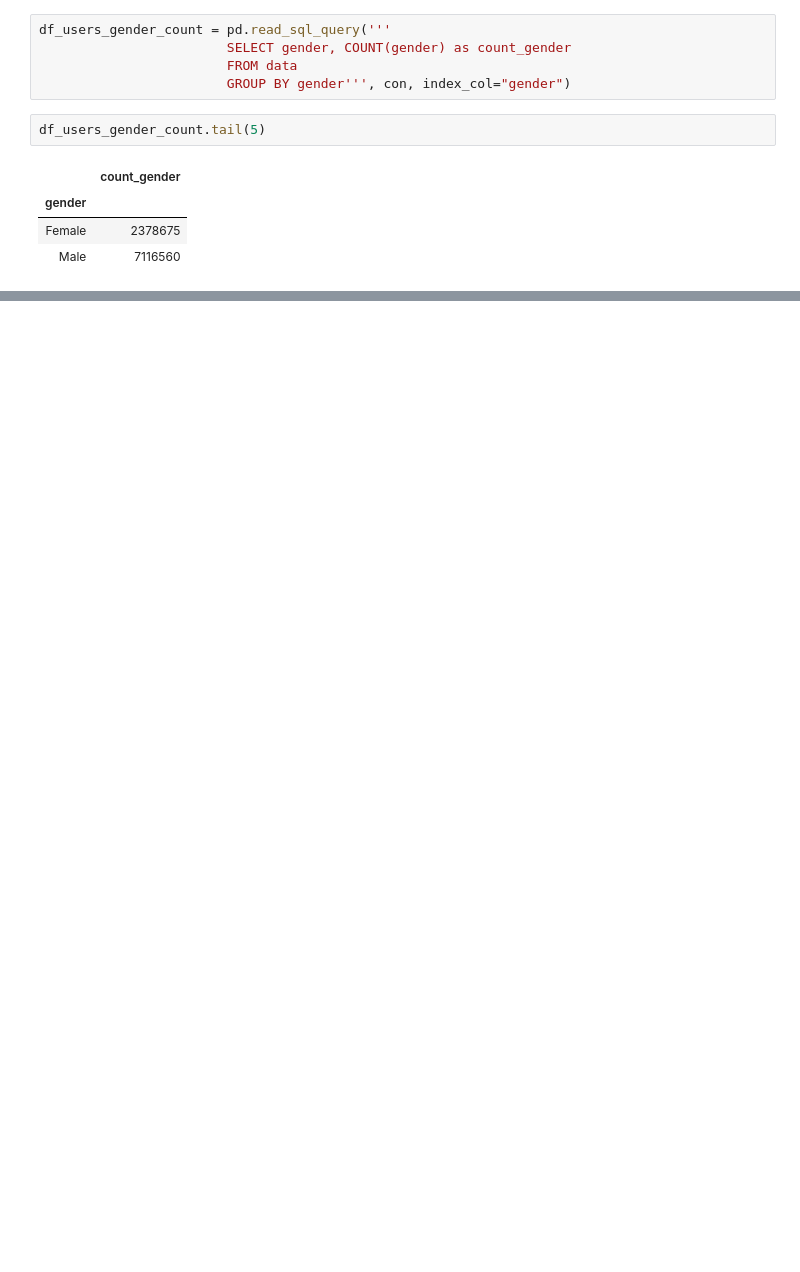
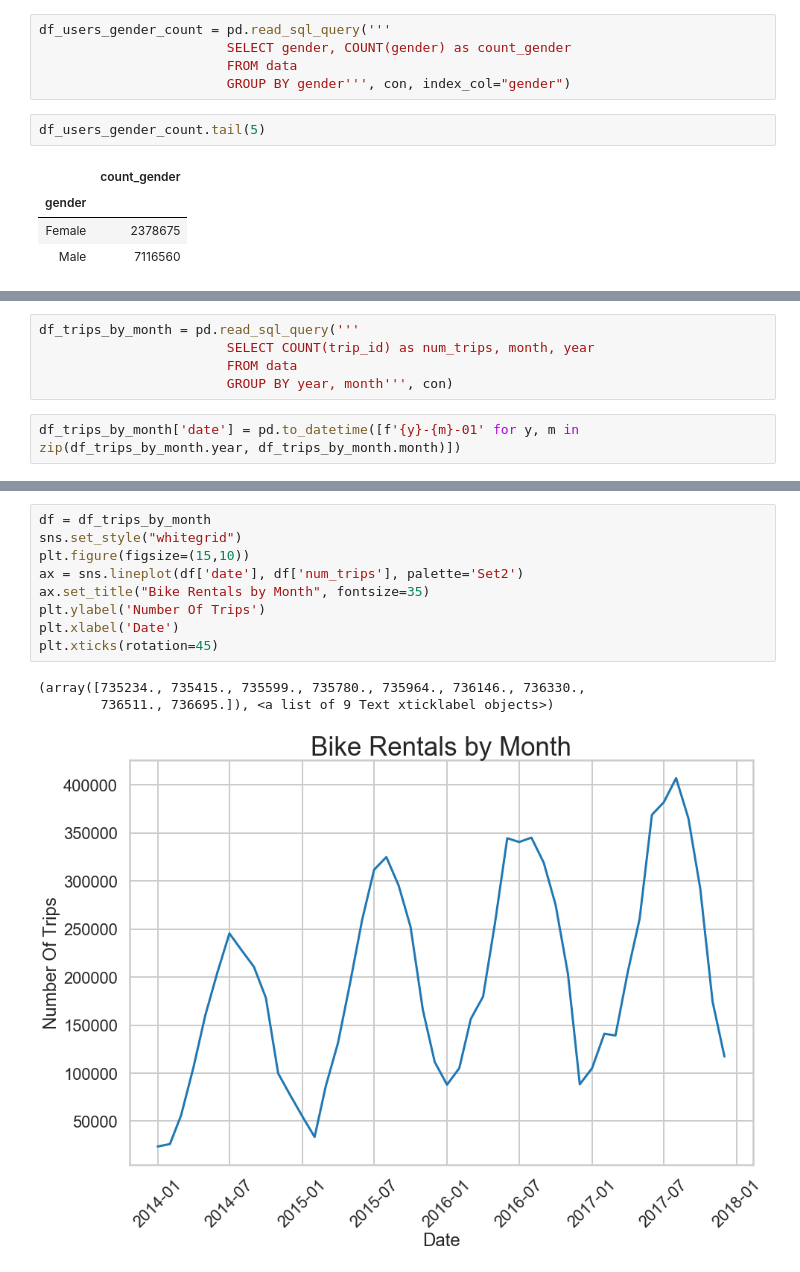
Before and after one commit to DanielPDWalker/data-analysis-with-sqlalchemy, a Jupyter notebook: sqlalchemy & sqlite workbooks - Accessing the database and plotting.ipynb, the cells around one changed output, grey strips where cells are left out. Saved outputs shown, nothing was run; the diff lists cells and outputs as text; blank space fills up the shorter version.

```diff
--- a/sqlalchemy & sqlite workbooks - Accessing the database and plotting.ipynb
+++ b/sqlalchemy & sqlite workbooks - Accessing the database and plotting.ipynb
@@ -76,0 +107,7 @@ for i in ax.patches:
+# %%
+df_trips_by_month = pd.read_sql_query('''
+                        SELECT COUNT(trip_id) as num_trips, month, year
+                        FROM data
+                        GROUP BY year, month''', con)
+# %%
+df_trips_by_month['date'] = pd.to_datetime([f'{y}-{m}-01' for y, m in zip(df_trips_by_month.year, df_trips_by_month.month)])
@@ -76,0 +123,13 @@ for i in ax.patches:
+# %%
+df = df_trips_by_month
+sns.set_style("whitegrid")
+plt.figure(figsize=(15,10))
+ax = sns.lineplot(df['date'], df['num_trips'], palette='Set2')
+ax.set_title("Bike Rentals by Month", fontsize=35)
+plt.ylabel('Number Of Trips')
+plt.xlabel('Date')
+plt.xticks(rotation=45)
+# %% [output]
+(array([735234., 735415., 735599., 735780., 735964., 736146., 736330.,
+        736511., 736695.]), <a list of 9 Text xticklabel objects>)
+[figure, added]
```
Also changed, not shown: parts of 6 cells of this notebook.
